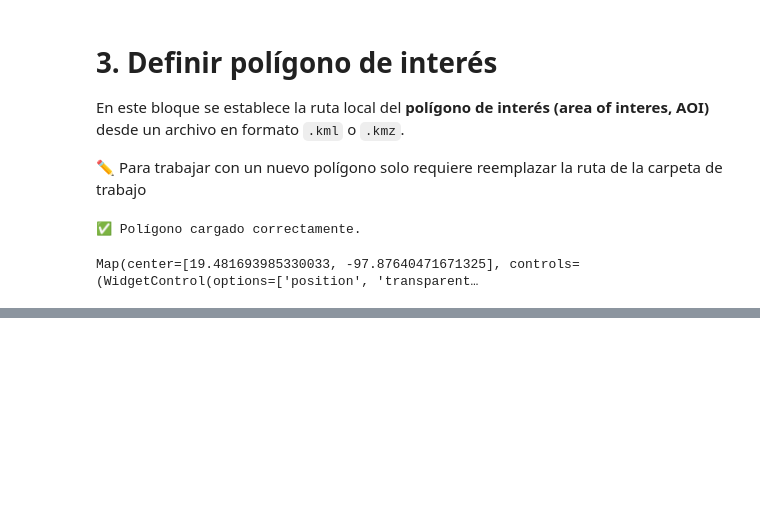
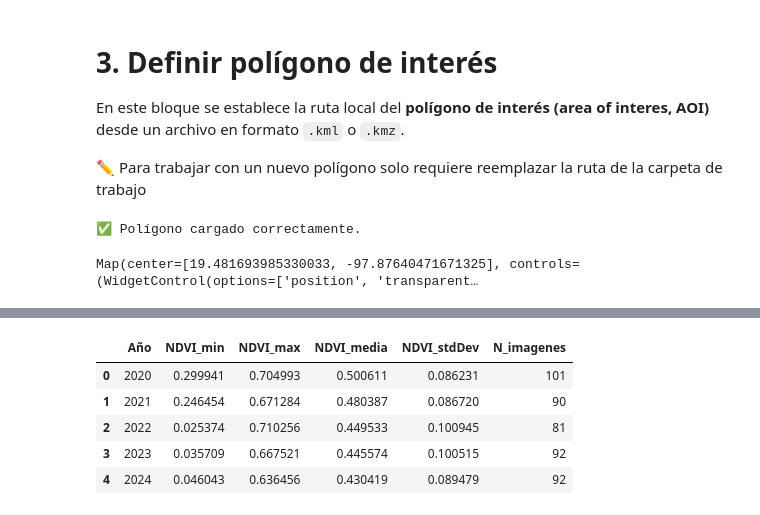
Before and after one commit to Zairpv/Deforestacion_P, a Jupyter notebook: Analisis de vegetación.ipynb, the cells around one changed output, grey strips where cells are left out. Saved outputs shown, nothing was run; the diff lists cells and outputs as text; code cells hidden in the pictures; blank space fills up the shorter version.

```diff
--- a/Analisis de vegetación.ipynb
+++ b/Analisis de vegetación.ipynb
@@ -101,0 +264,39 @@ def addNDVI(image):
+# %%
+
+# Lista para almacenar resultados por año
+resumen_stats = []
+
+# Iterar sobre los años filtrados
+for año, coleccion in colecciones_filtradas.items():
+    # Crear un mosaico NDVI para el año (media de las imágenes)
+    ndvi_mosaico = coleccion.select('NDVI').mean().clip(aoi)
+
+    # Reducir a estadísticas sobre el AOI
+    stats = ndvi_mosaico.reduceRegion(
+        reducer=ee.Reducer.minMax()
+                      .combine(reducer2=ee.Reducer.mean(), sharedInputs=True)
+                      .combine(reducer2=ee.Reducer.stdDev(), sharedInputs=True),
+        geometry=aoi,
+        scale=10,
+        maxPixels=1e9
+    ).getInfo()
+
+    resumen_stats.append({
+        "Año": año,
+        "NDVI_min": stats.get("NDVI_min", None),
+        "NDVI_max": stats.get("NDVI_max", None),
+        "NDVI_media": stats.get("NDVI_mean", None),
+        "NDVI_stdDev": stats.get("NDVI_stdDev", None),
+        "N_imagenes": coleccion.size().getInfo()
+    })
+
+# Convertir a DataFrame para visualizar
+df_resumen = pd.DataFrame(resumen_stats)
+display(df_resumen)
+# %% [output]
+|  | Año | NDVI_min | NDVI_max | NDVI_media | NDVI_stdDev | N_imagenes |
+| 0 | 2020 | 0.299941 | 0.704993 | 0.500611 | 0.086231 | 101 |
+| 1 | 2021 | 0.246454 | 0.671284 | 0.480387 | 0.086720 | 90 |
+| 2 | 2022 | 0.025374 | 0.710256 | 0.449533 | 0.100945 | 81 |
+| 3 | 2023 | 0.035709 | 0.667521 | 0.445574 | 0.100515 | 92 |
+| 4 | 2024 | 0.046043 | 0.636456 | 0.430419 | 0.089479 | 92 |
```
Also changed, not shown: parts of 20 cells of this notebook.
